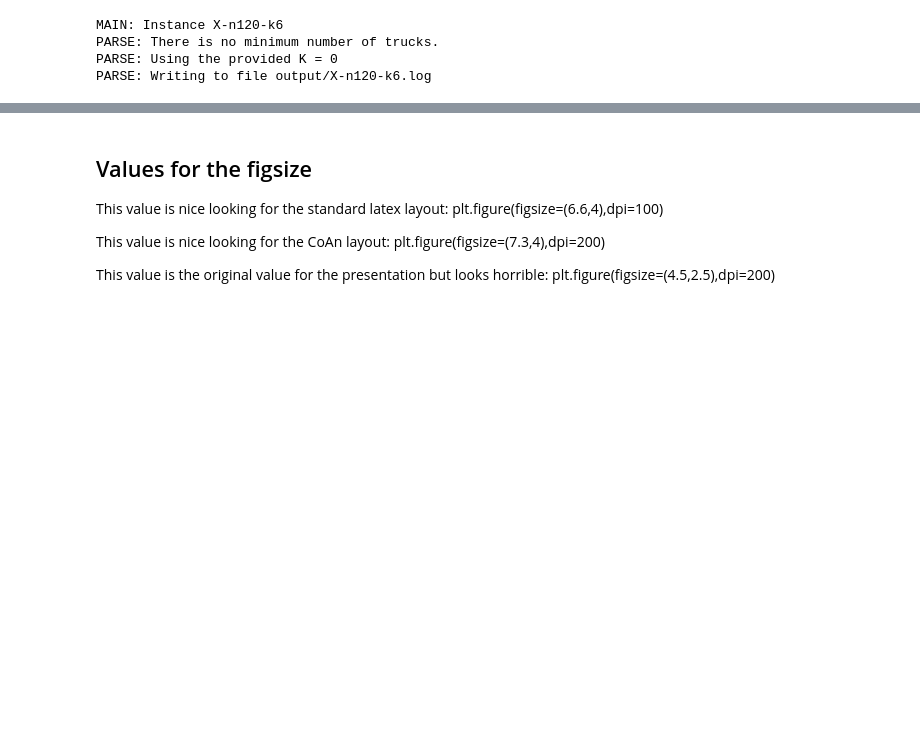
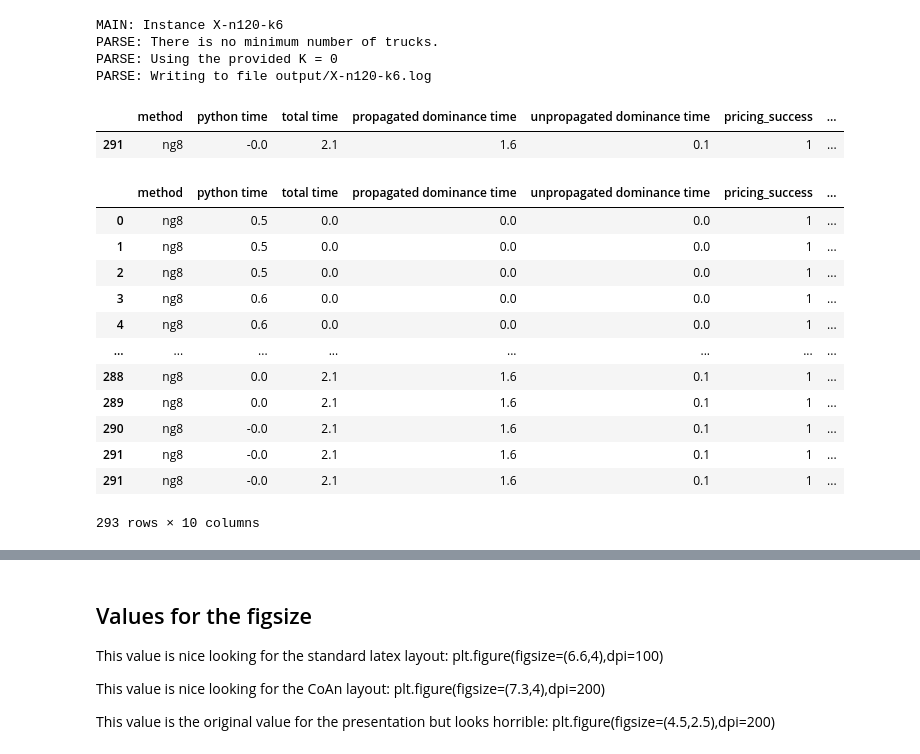
Before and after one commit to habanzu/cvrp, a Jupyter notebook: notebooks/Plotting.ipynb, the cells around one changed output, grey strips where cells are left out. Saved outputs shown, nothing was run; the diff lists cells and outputs as text; code cells hidden in the pictures; blank space fills up the shorter version.

```diff
--- a/notebooks/Plotting.ipynb
+++ b/notebooks/Plotting.ipynb
@@ -19,3 +20,25 @@ MAIN: Instance X-n120-k6
 PARSE: There is no minimum number of trucks.
 PARSE: Using the provided K = 0
 PARSE: Writing to file output/X-n120-k6.log
+# %%
+data.iloc[-1:]
+# %% [output]
+|  | method | python time | total time | propagated dominance time | unpropagated dominance time | pricing_success | ... |
+| 291 | ng8 | -0.0 | 2.1 | 1.6 | 0.1 | 1 | ... |
+# %%
+data = pd.concat((data,data.iloc[-1:]))
+data
+# %% [output]
+|  | method | python time | total time | propagated dominance time | unpropagated dominance time | pricing_success | ... |
+| 0 | ng8 | 0.5 | 0.0 | 0.0 | 0.0 | 1 | ... |
+| 1 | ng8 | 0.5 | 0.0 | 0.0 | 0.0 | 1 | ... |
+| 2 | ng8 | 0.5 | 0.0 | 0.0 | 0.0 | 1 | ... |
+| 3 | ng8 | 0.6 | 0.0 | 0.0 | 0.0 | 1 | ... |
+| 4 | ng8 | 0.6 | 0.0 | 0.0 | 0.0 | 1 | ... |
+| ... | ... | ... | ... | ... | ... | ... | ... |
+| 288 | ng8 | 0.0 | 2.1 | 1.6 | 0.1 | 1 | ... |
+| 289 | ng8 | 0.0 | 2.1 | 1.6 | 0.1 | 1 | ... |
+| 290 | ng8 | -0.0 | 2.1 | 1.6 | 0.1 | 1 | ... |
+| 291 | ng8 | -0.0 | 2.1 | 1.6 | 0.1 | 1 | ... |
+| 291 | ng8 | -0.0 | 2.1 | 1.6 | 0.1 | 1 | ... |
+293 rows × 10 columns
```
Also changed, not shown: parts of 4 cells of this notebook, 2 other files.
